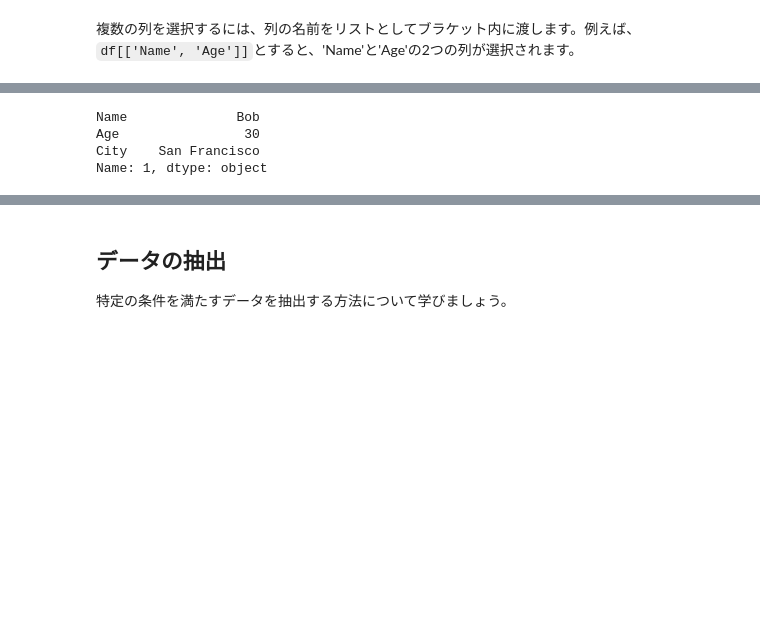
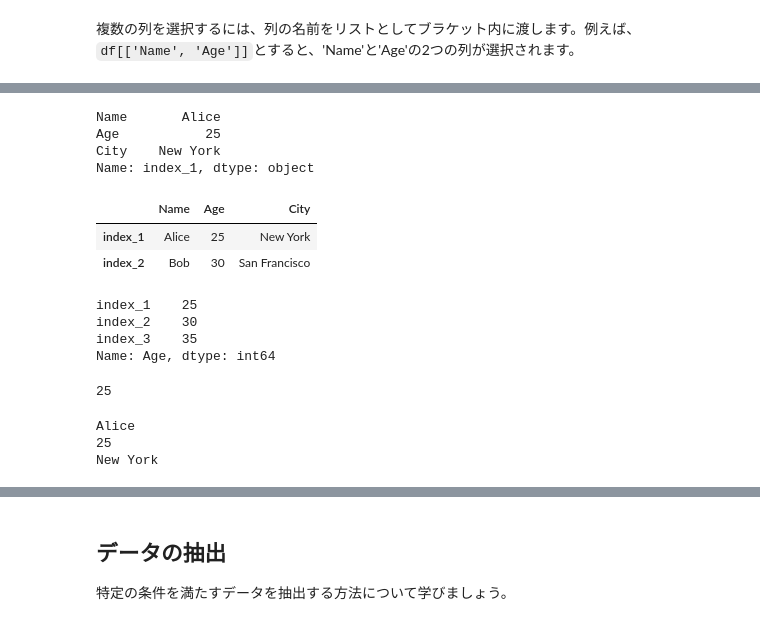
Before and after one commit to gmoriki/C4RA-Python-Tutorials, a Jupyter notebook: 0609/0609_Tutorial.ipynb, the cells around one changed output, grey strips where cells are left out. Saved outputs shown, nothing was run; the diff lists cells and outputs as text; code cells hidden in the pictures; blank space fills up the shorter version.

```diff
--- a/0609/0609_Tutorial.ipynb
+++ b/0609/0609_Tutorial.ipynb
@@ -92,8 +125,36 @@ df[['Name', 'Age']]
 # %%
 # 行の選択
-df.loc[1]
+df.loc['index_1']
 # %% [output]
-Name              Bob
-Age                30
-City    San Francisco
-Name: 1, dtype: object
+Name       Alice
+Age           25
+City    New York
+Name: index_1, dtype: object
+# %%
+# 複数行の選択
+df.loc[['index_1','index_2']]
+# %% [output]
+|  | Name | Age | City |
+| index_1 | Alice | 25 | New York |
+| index_2 | Bob | 30 | San Francisco |
+# %%
+# 全てのインデックスと一つの列を指定
+df.loc[:,'Age']
+# %% [output]
+index_1    25
+index_2    30
+index_3    35
+Name: Age, dtype: int64
+# %%
+# 一つのインデックスと一つの列を指定
+df.loc['index_1','Age']
+# %% [output]
+25
+# %%
+# 繰り返し処理により値を出力することも可能
+for column in df.columns:
+    print(df.loc['index_1',column])
+# %% [output]
+Alice
+25
+New York
```
Also changed, not shown: parts of 20 cells of this notebook.
